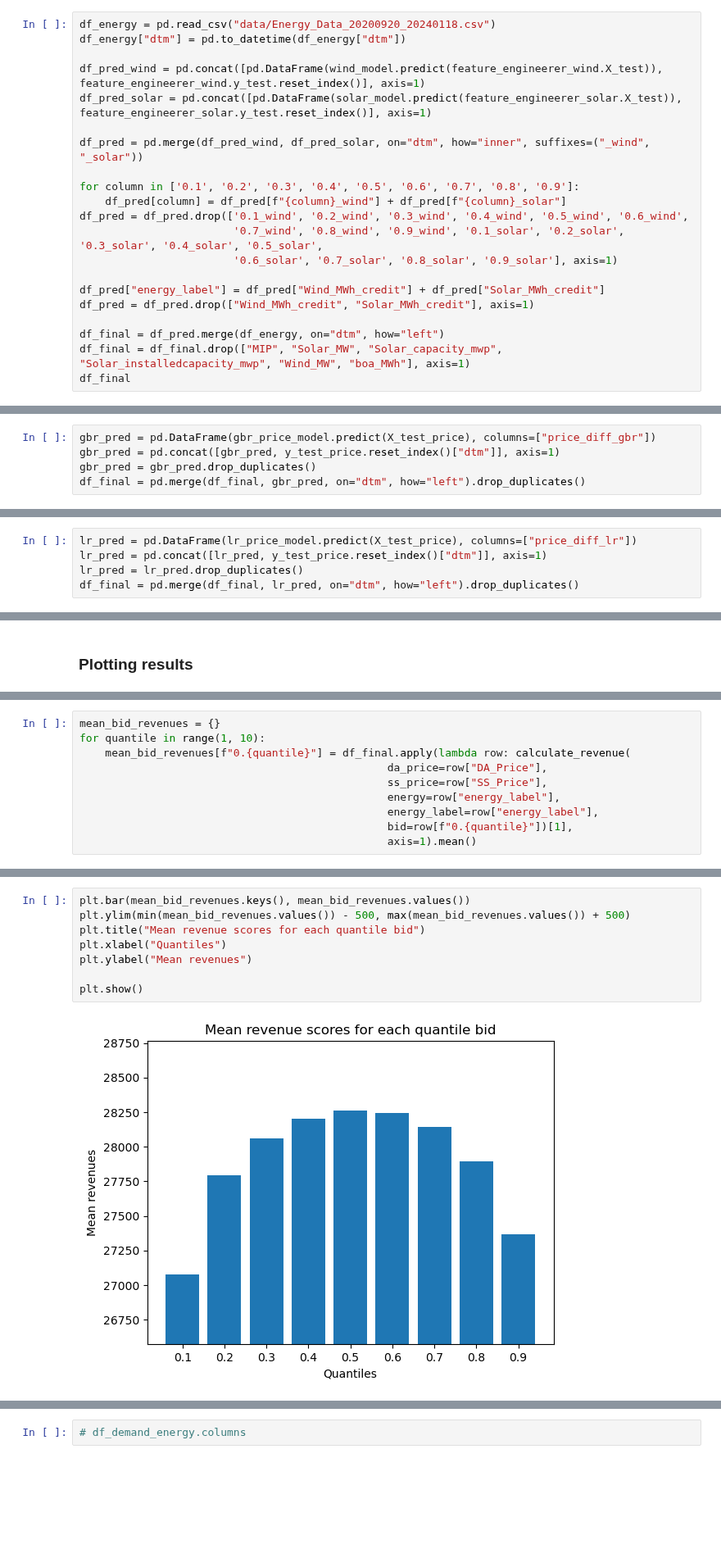
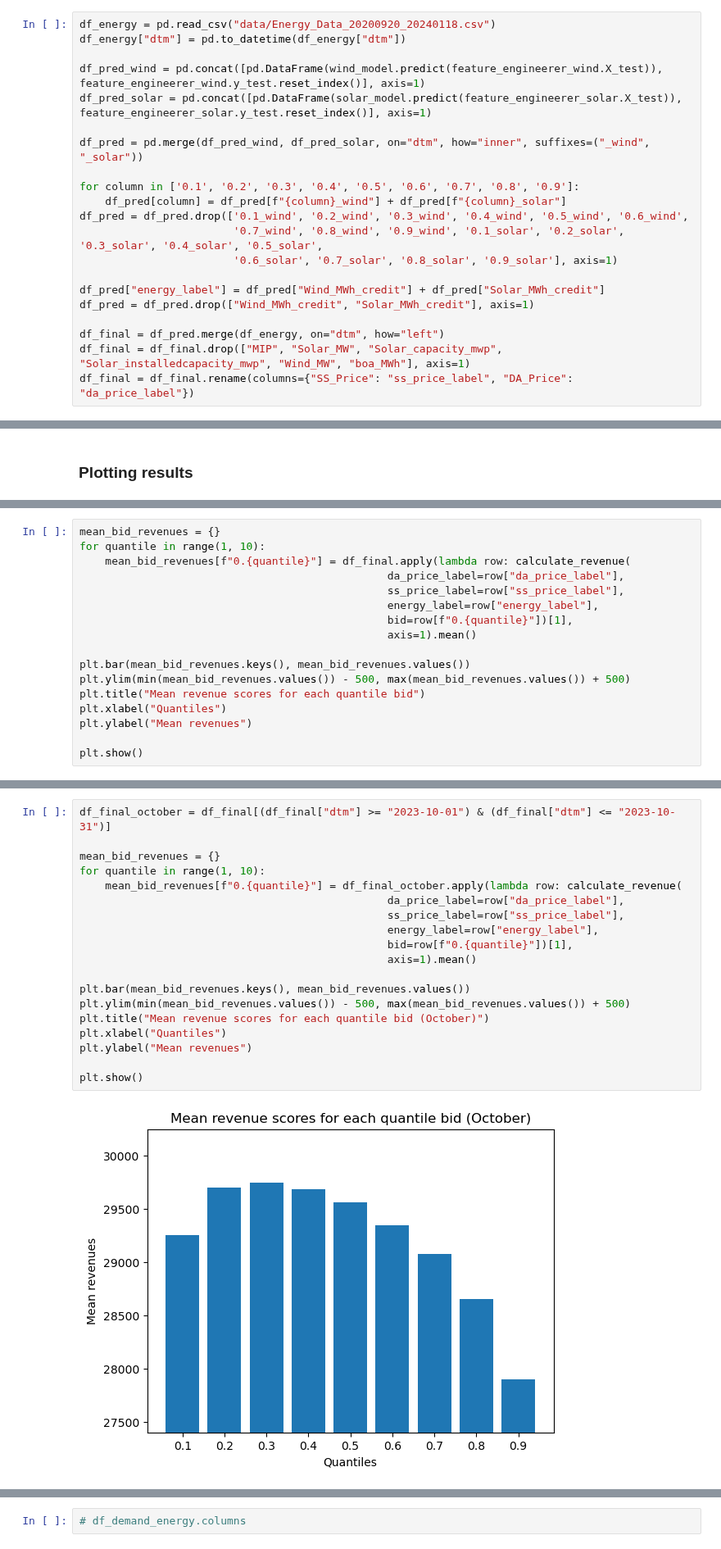
Before and after one commit to av1c3nna/awp2, a Jupyter notebook: trading_data_exploration.ipynb, the cells around one changed output, grey strips where cells are left out. Shown at 82% size. Drawn from its saved outputs; the diff is of its cells as text; blank space fills up the shorter version.

```diff
--- a/trading_data_exploration.ipynb
+++ b/trading_data_exploration.ipynb
@@ -169,4 +169,4 @@ df_pred = df_pred.drop(["Wind_MWh_credit", "Solar_MWh_credit"], axis=1)
 
 df_final = df_pred.merge(df_energy, on="dtm", how="left")
 df_final = df_final.drop(["MIP", "Solar_MW", "Solar_capacity_mwp", "Solar_installedcapacity_mwp", "Wind_MW", "boa_MWh"], axis=1)
-df_final
+df_final = df_final.rename(columns={"SS_Price": "ss_price_label", "DA_Price": "da_price_label"})
@@ -226,18 +195,8 @@ df_final = pd.merge(df_final, rfr_pred, on="dtm", how="left").drop_duplicates()
-# %%
-gbr_pred = pd.DataFrame(gbr_price_model.predict(X_test_price), columns=["price_diff_gbr"])
-gbr_pred = pd.concat([gbr_pred, y_test_price.reset_index()["dtm"]], axis=1)
-gbr_pred = gbr_pred.drop_duplicates()
-df_final = pd.merge(df_final, gbr_pred, on="dtm", how="left").drop_duplicates()
 # %%
 lgbm_pred = pd.DataFrame(lgbm_price_model.predict(X_test_price)["0.4"], columns=["price_diff_lgbm"])
 lgbm_pred = pd.concat([lgbm_pred, y_test_price.reset_index()["dtm"]], axis=1)
 lgbm_pred = lgbm_pred.drop_duplicates()
 df_final = pd.merge(df_final, lgbm_pred, on="dtm", how="left").drop_duplicates()
-# %%
-lr_pred = pd.DataFrame(lr_price_model.predict(X_test_price), columns=["price_diff_lr"])
-lr_pred = pd.concat([lr_pred, y_test_price.reset_index()["dtm"]], axis=1)
-lr_pred = lr_pred.drop_duplicates()
-df_final = pd.merge(df_final, lr_pred, on="dtm", how="left").drop_duplicates()
 # %% [markdown]
 ### Calculating revenues for different Bidding Strategies
 # %%
@@ -430,9 +335,16 @@ Revenue best possible bid: 36298.26824663991
 mean_bid_revenues = {}
 for quantile in range(1, 10):
     mean_bid_revenues[f"0.{quantile}"] = df_final.apply(lambda row: calculate_revenue(
-                                                da_price=row["DA_Price"],
-                                                ss_price=row["SS_Price"],
-                                                energy=row["energy_label"],
+                                                da_price_label=row["da_price_label"],
+                                                ss_price_label=row["ss_price_label"],
                                                 energy_label=row["energy_label"],
                                                 bid=row[f"0.{quantile}"])[1],
                                                 axis=1).mean()
+
+plt.bar(mean_bid_revenues.keys(), mean_bid_revenues.values())
+plt.ylim(min(mean_bid_revenues.values()) - 500, max(mean_bid_revenues.values()) + 500)
+plt.title("Mean revenue scores for each quantile bid")
+plt.xlabel("Quantiles")
+plt.ylabel("Mean revenues")
+
+plt.show()
@@ -439,10 +353,21 @@ for quantile in range(1, 10):
 # %%
+df_final_october = df_final[(df_final["dtm"] >= "2023-10-01") & (df_final["dtm"] <= "2023-10-31")]
+
+mean_bid_revenues = {}
+for quantile in range(1, 10):
+    mean_bid_revenues[f"0.{quantile}"] = df_final_october.apply(lambda row: calculate_revenue(
+                                                da_price_label=row["da_price_label"],
+                                                ss_price_label=row["ss_price_label"],
+                                                energy_label=row["energy_label"],
+                                                bid=row[f"0.{quantile}"])[1],
+                                                axis=1).mean()
+
 plt.bar(mean_bid_revenues.keys(), mean_bid_revenues.values())
 plt.ylim(min(mean_bid_revenues.values()) - 500, max(mean_bid_revenues.values()) + 500)
-plt.title("Mean revenue scores for each quantile bid")
+plt.title("Mean revenue scores for each quantile bid (October)")
 plt.xlabel("Quantiles")
 plt.ylabel("Mean revenues")
 
 plt.show()
 # %% [output]
-[figure, old version]
+[figure, new version]
```
Also changed, not shown: parts of 26 cells of this notebook.
